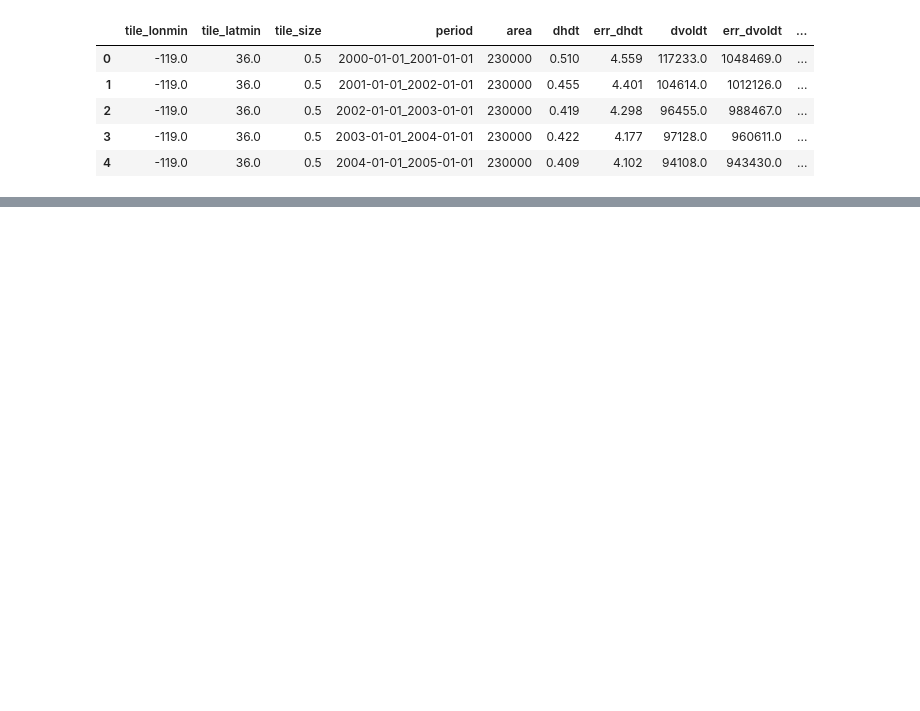
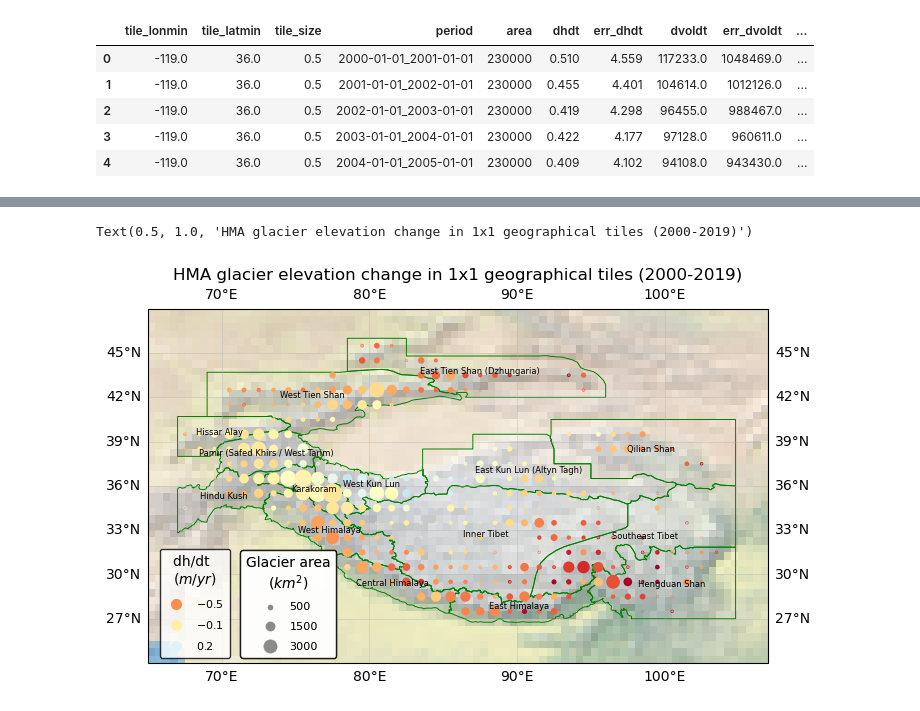
Before and after one commit to xinluo2018/HMA-GIS-Data, a Jupyter notebook: visual/glacier_elev_change_tile.ipynb, the cells around one changed output, grey strips where cells are left out. Cells and saved outputs as stored; diff of their text form; code cells hidden in the pictures; blank space fills up the shorter version.

```diff
--- a/visual/glacier_elev_change_tile.ipynb
+++ b/visual/glacier_elev_change_tile.ipynb
@@ -10,6 +10,7 @@ import matplotlib.pyplot as plt
 # %%
 path_hma_gtng = 'data/extents/HMA/gtng_202307_hma_subregions.gpkg'
-path_dhdt_2000_2019 = 'data/glaciers/gla-elev-change-hugonnet/tile_time_series/dh_world_tiles_0.5deg_rates.csv'
+path_dhdt_05tiles = 'data/glaciers/gla-elev-change-hugonnet/tile_time_series/dh_world_tiles_0.5deg_rates.csv'
+path_dhdt_1tiles = 'data/glaciers/gla-elev-change-hugonnet/tile_time_series/dh_world_tiles_1deg_rates.csv'
 # %%
 ### read in data
 hma_gtng = gpd.read_file(path_hma_gtng)
@@ -118,0 +83,21 @@ ax.add_artist(legend_glacier_area)
+# %%
+geo_centers = hma_gtng.geometry.centroid
+fig = plt.figure(figsize=(8,8))
+ax = fig.add_subplot(1,1,1, projection=ccrs.PlateCarree())
+ax.set_extent([65.0, 107.0, 24.0, 46.0])
+ax.gridlines(draw_labels=True, linewidth=0.5, alpha=0.5, zorder=1)
+ax.stock_img()
+hma_gtng.plot(ax = ax, facecolor='None', edgecolor='green', lw=0.7)
+for x, y, label in zip(geo_centers.x, geo_centers.y, hma_gtng['full_name']):
+    ax.text(x, y, label, fontsize=6, ha='center', va='center', transform=ccrs.PlateCarree())
+ax = scatter_plot(x = dhdt_1tiles['tile_lonmin'].values+0.5, y = dhdt_1tiles['tile_latmin'].values+0.5,
+                          size=dhdt_1tiles['area'].values/1_000_000,
+                          color=dhdt_1tiles['dhdt'].values,
+                          ax=ax,
+                          labels_size = [500,1500,3000],
+                          labels_color = [-0.5, -0.1, 0.2],
+                          scale_size = 1/30, cmap="RdYlBu")
+ax.set_title('HMA glacier elevation change in 1x1 geographical tiles (2000-2019)')
+# %% [output]
+Text(0.5, 1.0, 'HMA glacier elevation change in 1x1 geographical tiles (2000-2019)')
+[figure, added]
```
Also changed, not shown: parts of 7 cells of this notebook, 33 other files.
